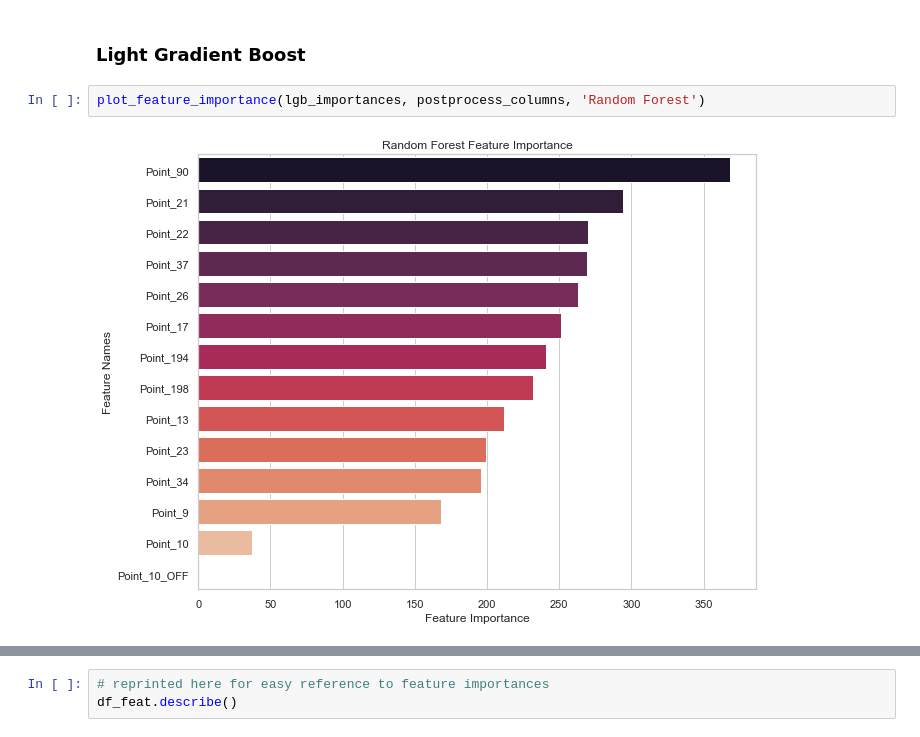
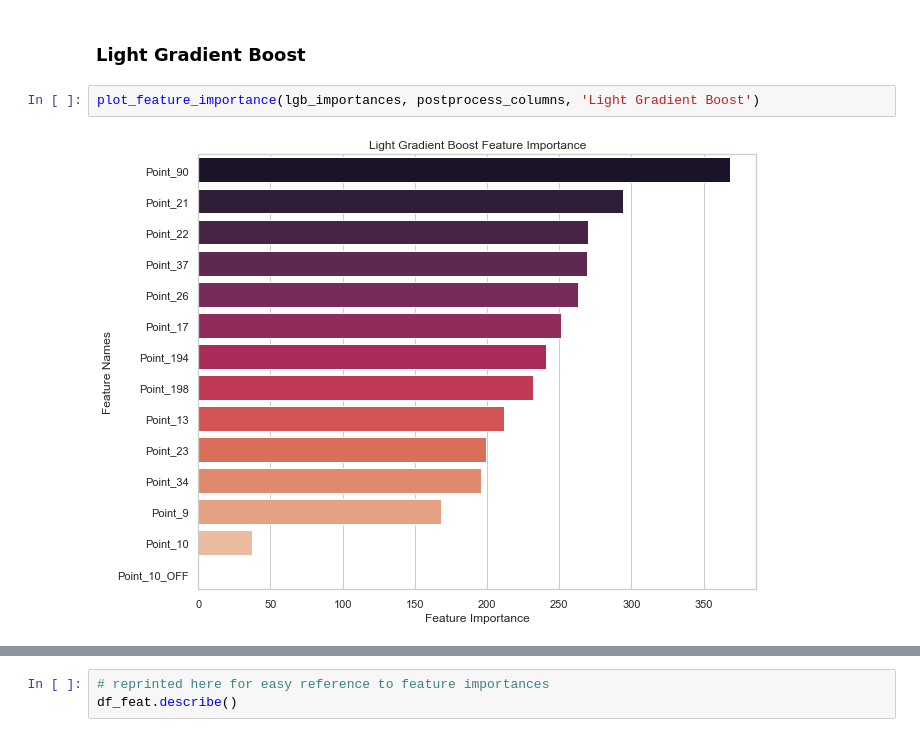
Before and after one commit to daylinepp/building_energy_modeling, a Jupyter notebook: modeling/supervised_learning.ipynb, the cells around one changed output, grey strips where cells are left out. Saved outputs shown, nothing was run; the diff lists cells and outputs as text.

```diff
--- a/modeling/supervised_learning.ipynb
+++ b/modeling/supervised_learning.ipynb
@@ -432,6 +432,6 @@ plot_feature_importance(xgb_importances, postprocess_columns, 'Random Forest')
 # %% [markdown]
 ### Light Gradient Boost
 # %%
-plot_feature_importance(lgb_importances, postprocess_columns, 'Random Forest')
+plot_feature_importance(lgb_importances, postprocess_columns, 'Light Gradient Boost')
 # %% [output]
-[figure, old version]
+[figure, new version]
```
Also changed, not shown: parts of 4 cells of this notebook, 6 other files.
